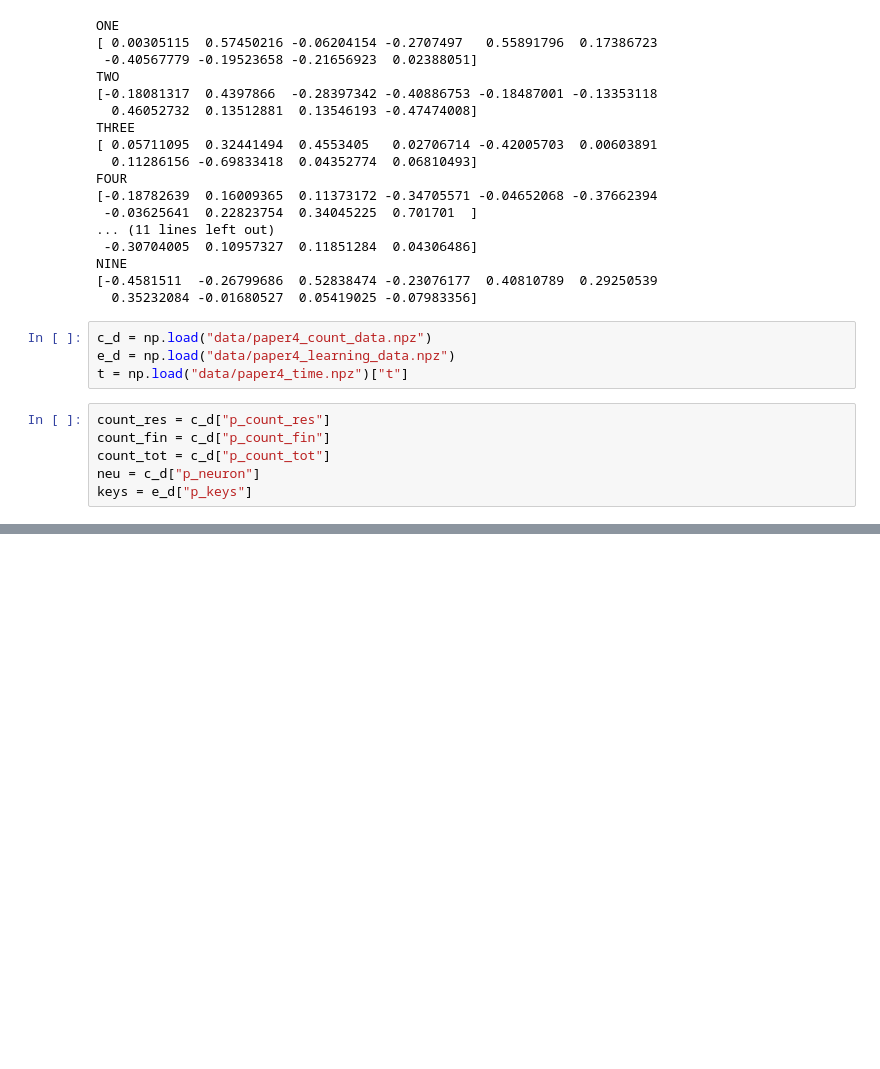
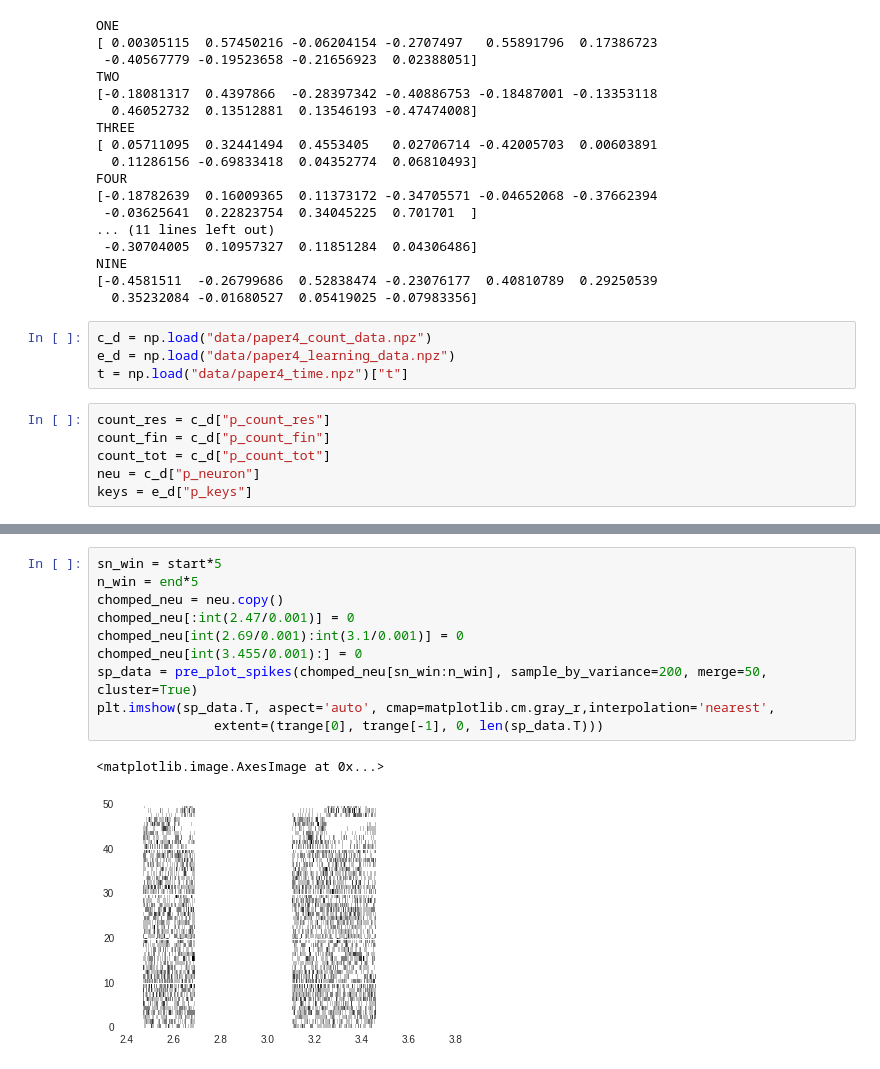
Before and after one commit to Seanny123/counting_to_addition, a Jupyter notebook: paper count fig.ipynb, the cells around one changed output, grey strips where cells are left out. Saved outputs shown, nothing was run; the diff lists cells and outputs as text; blank space fills up the shorter version.

```diff
--- a/paper count fig.ipynb
+++ b/paper count fig.ipynb
@@ -69,2 +118,15 @@ pylab.show()
+# %%
+sn_win = start*5
+n_win = end*5
+chomped_neu = neu.copy()
+chomped_neu[:int(2.47/0.001)] = 0
+chomped_neu[int(2.69/0.001):int(3.1/0.001)] = 0
+chomped_neu[int(3.455/0.001):] = 0
+sp_data = pre_plot_spikes(chomped_neu[sn_win:n_win], sample_by_variance=200, merge=50, cluster=True)
+plt.imshow(sp_data.T, aspect='auto', cmap=matplotlib.cm.gray_r,interpolation='nearest',
+               extent=(trange[0], trange[-1], 0, len(sp_data.T)))
+# %% [output]
+<matplotlib.image.AxesImage at 0x...>
+[figure, added]
 # %%
 import matplotlib.pyplot as plt
```
Also changed, not shown: parts of 9 cells of this notebook.
